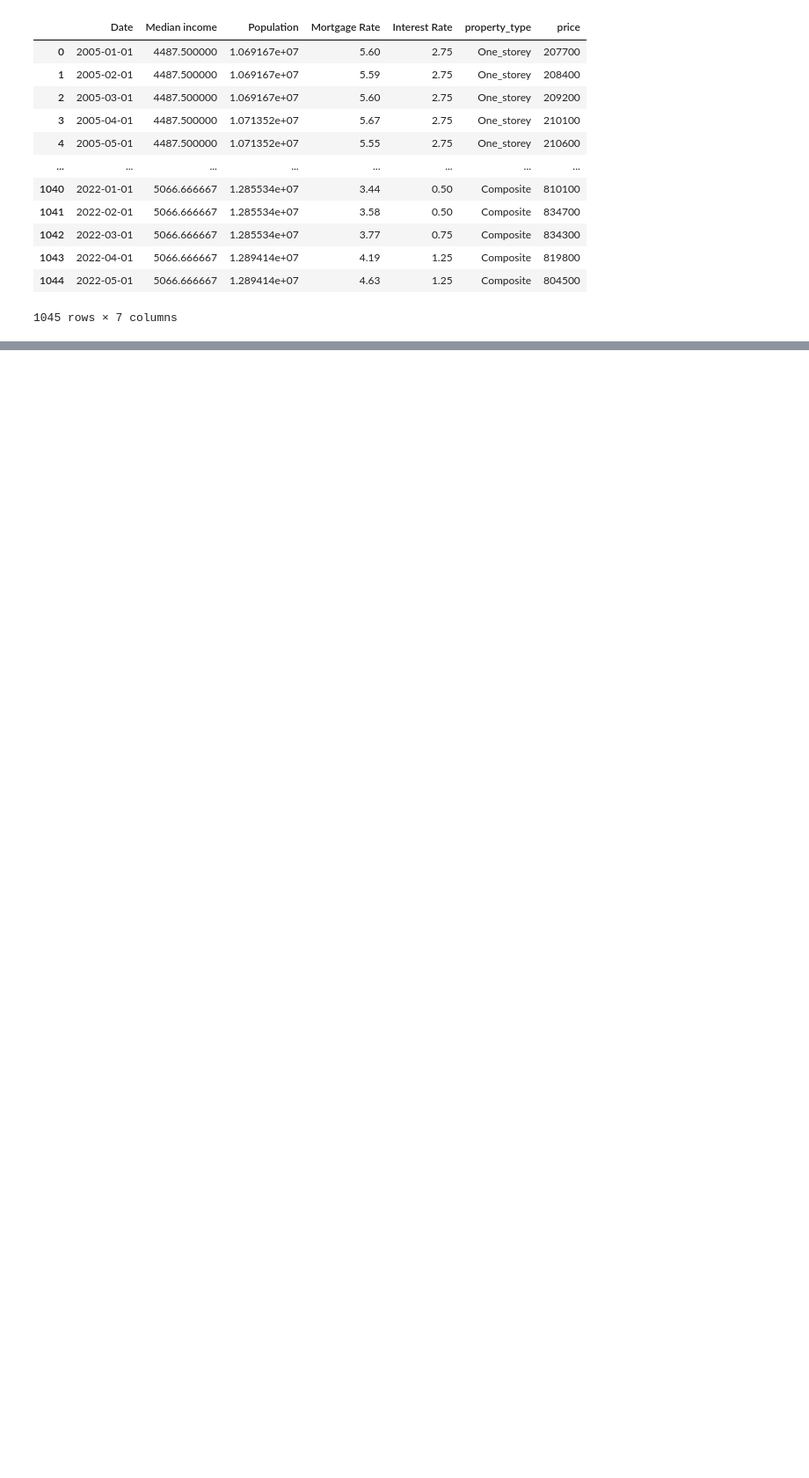
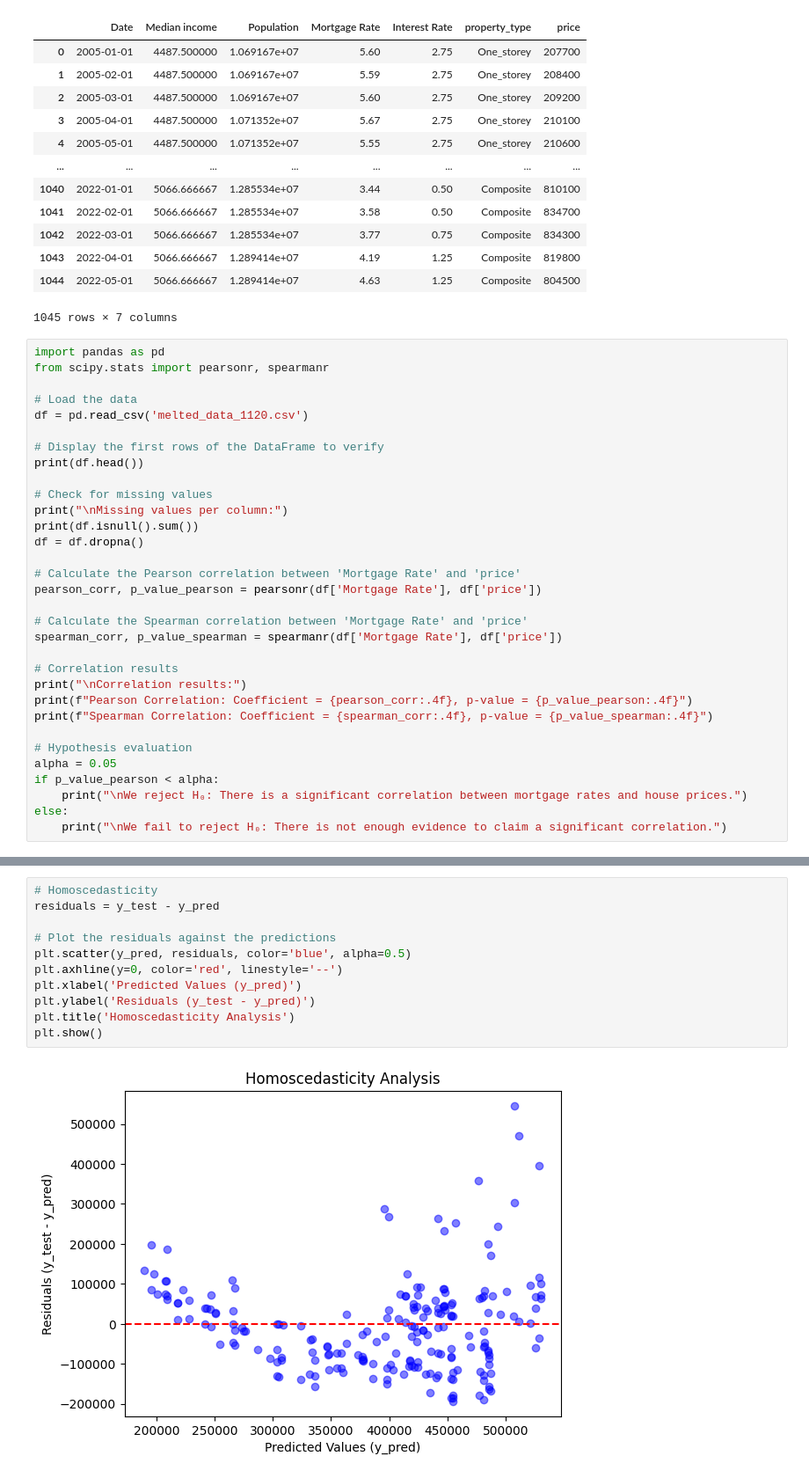
Before and after one commit to Jianting-Selina/PROG8430-1, a Jupyter notebook: presentation5.ipynb, the cells around one changed output, grey strips where cells are left out. Shown at 88% size. Saved outputs shown, nothing was run; the diff lists cells and outputs as text; blank space fills up the shorter version.

```diff
--- a/presentation5.ipynb
+++ b/presentation5.ipynb
@@ -90,3 +90,35 @@ df
 | 1043 | 2022-04-01 | 5066.666667 | 1.289414e+07 | 4.19 | 1.25 | Composite | 819800 |
 | 1044 | 2022-05-01 | 5066.666667 | 1.289414e+07 | 4.63 | 1.25 | Composite | 804500 |
 1045 rows × 7 columns
+# %%
+import pandas as pd
+from scipy.stats import pearsonr, spearmanr
+
+# Load the data
+df = pd.read_csv('melted_data_1120.csv')
+
+# Display the first rows of the DataFrame to verify
+print(df.head())
+
+# Check for missing values
+print("\nMissing values per column:")
+print(df.isnull().sum())
+df = df.dropna()
+
+# Calculate the Pearson correlation between 'Mortgage Rate' and 'price'
+pearson_corr, p_value_pearson = pearsonr(df['Mortgage Rate'], df['price'])
+
+# Calculate the Spearman correlation between 'Mortgage Rate' and 'price'
+spearman_corr, p_value_spearman = spearmanr(df['Mortgage Rate'], df['price'])
+
+# Correlation results
+print("\nCorrelation results:")
+print(f"Pearson Correlation: Coefficient = {pearson_corr:.4f}, p-value = {p_value_pearson:.4f}")
+print(f"Spearman Correlation: Coefficient = {spearman_corr:.4f}, p-value = {p_value_spearman:.4f}")
+
+# Hypothesis evaluation
+alpha = 0.05
+if p_value_pearson < alpha:
+    print("\nWe reject H₀: There is a significant correlation between mortgage rates and house prices.")
+else:
+    print("\nWe fail to reject H₀: There is not enough evidence to claim a significant correlation.")
@@ -92,0 +184,13 @@ df
+# %%
+# Homoscedasticity
+residuals = y_test - y_pred
+
+# Plot the residuals against the predictions
+plt.scatter(y_pred, residuals, color='blue', alpha=0.5)
+plt.axhline(y=0, color='red', linestyle='--')
+plt.xlabel('Predicted Values (y_pred)')
+plt.ylabel('Residuals (y_test - y_pred)')
+plt.title('Homoscedasticity Analysis')
+plt.show()
+# %% [output]
+[figure, added]
```
Also changed, not shown: parts of 6 cells of this notebook.
